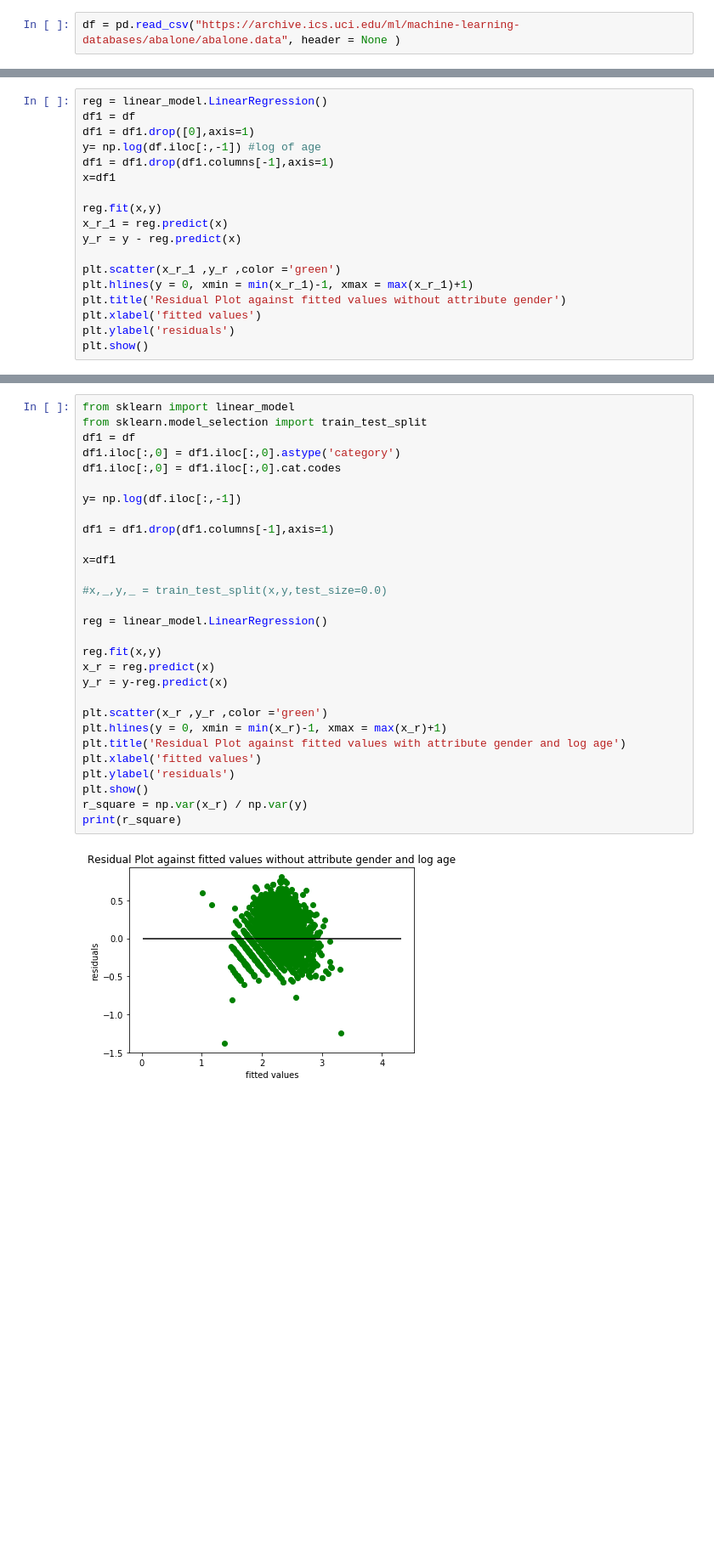
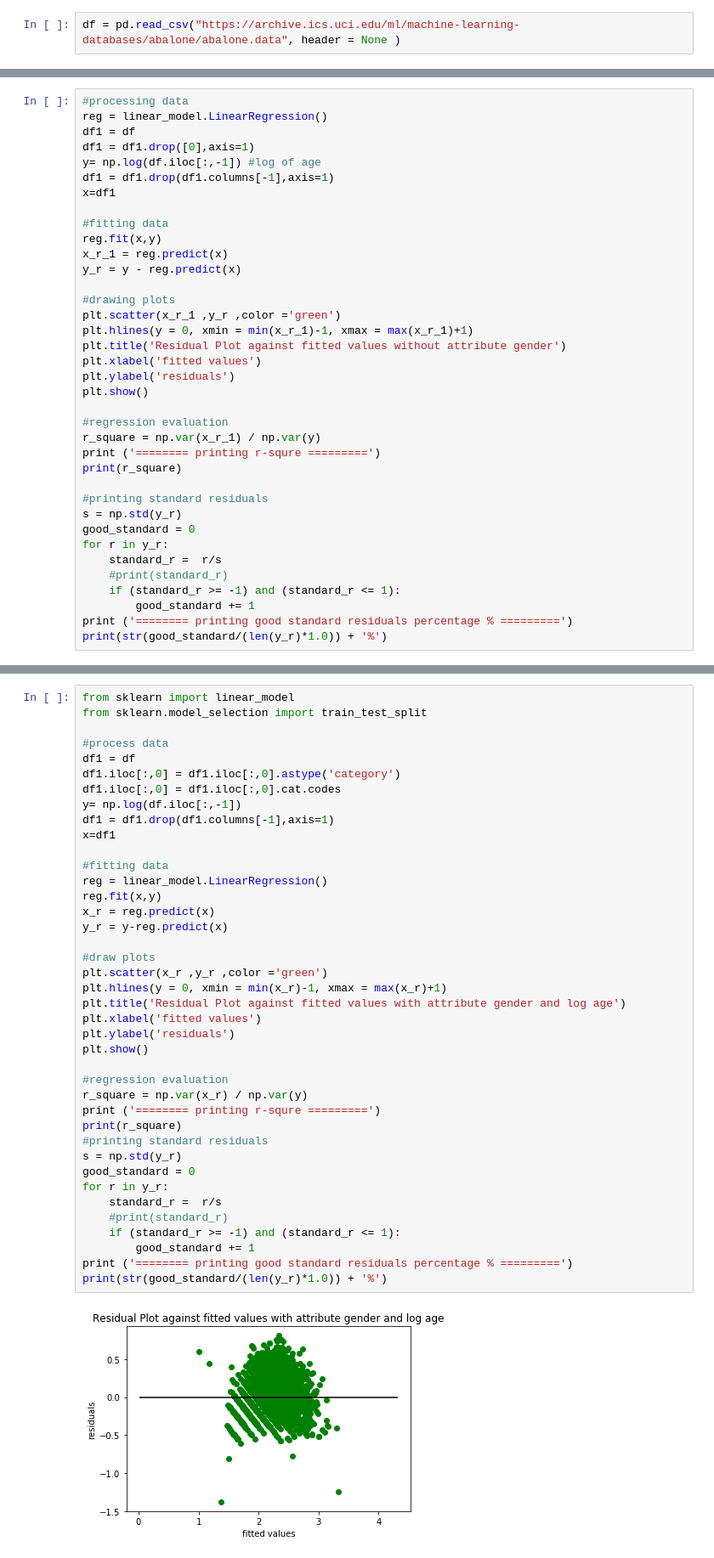
Before and after one commit to lpoon2/CS498-AML, a Jupyter notebook: hw5/hw5.3.ipynb, the cells around one changed output, grey strips where cells are left out. Shown: that part at 85% size. Saved outputs shown, nothing was run; the diff lists cells and outputs as text; blank space fills up the shorter version.

```diff
--- a/hw5/hw5.3.ipynb
+++ b/hw5/hw5.3.ipynb
@@ -64,4 +112,5 @@ plt.show()
 # %%
+#processing data
 reg = linear_model.LinearRegression()
 df1 = df
 df1 = df1.drop([0],axis=1)
@@ -69,15 +118,33 @@ y= np.log(df.iloc[:,-1]) #log of age
 df1 = df1.drop(df1.columns[-1],axis=1)
 x=df1
 
+#fitting data
 reg.fit(x,y)
 x_r_1 = reg.predict(x)
 y_r = y - reg.predict(x)
 
+#drawing plots
 plt.scatter(x_r_1 ,y_r ,color ='green')
 plt.hlines(y = 0, xmin = min(x_r_1)-1, xmax = max(x_r_1)+1)
 plt.title('Residual Plot against fitted values without attribute gender')
 plt.xlabel('fitted values')
 plt.ylabel('residuals')
 plt.show()
+
+#regression evaluation
+r_square = np.var(x_r_1) / np.var(y)
+print ('======== printing r-squre =========')
+print(r_square)
+
+#printing standard residuals
+s = np.std(y_r)
+good_standard = 0
+for r in y_r:
+    standard_r =  r/s
+    #print(standard_r)
+    if (standard_r >= -1) and (standard_r <= 1):
+        good_standard += 1
+print ('======== printing good standard residuals percentage % =========')
+print(str(good_standard/(len(y_r)*1.0)) + '%')
 # %% [output]
 [figure]
@@ -84,31 +157,42 @@ plt.show()
 # %%
 from sklearn import linear_model
 from sklearn.model_selection import train_test_split
+
+#process data
 df1 = df
 df1.iloc[:,0] = df1.iloc[:,0].astype('category')
 df1.iloc[:,0] = df1.iloc[:,0].cat.codes
-
 y= np.log(df.iloc[:,-1])
-
 df1 = df1.drop(df1.columns[-1],axis=1)
-
 x=df1
 
-#x,_,y,_ = train_test_split(x,y,test_size=0.0)
-
+#fitting data
 reg = linear_model.LinearRegression()
-
 reg.fit(x,y)
 x_r = reg.predict(x)
 y_r = y-reg.predict(x)
 
+#draw plots
 plt.scatter(x_r ,y_r ,color ='green')
 plt.hlines(y = 0, xmin = min(x_r)-1, xmax = max(x_r)+1)
 plt.title('Residual Plot against fitted values with attribute gender and log age')
 plt.xlabel('fitted values')
 plt.ylabel('residuals')
 plt.show()
+
+#regression evaluation
 r_square = np.var(x_r) / np.var(y)
+print ('======== printing r-squre =========')
 print(r_square)
+#printing standard residuals
+s = np.std(y_r)
+good_standard = 0
+for r in y_r:
+    standard_r =  r/s
+    #print(standard_r)
+    if (standard_r >= -1) and (standard_r <= 1):
+        good_standard += 1
+print ('======== printing good standard residuals percentage % =========')
+print(str(good_standard/(len(y_r)*1.0)) + '%')
 # %% [output]
-[figure, old version]
+[figure, new version]
```
Also changed, not shown: parts of 10 cells of this notebook, 3 other files.
